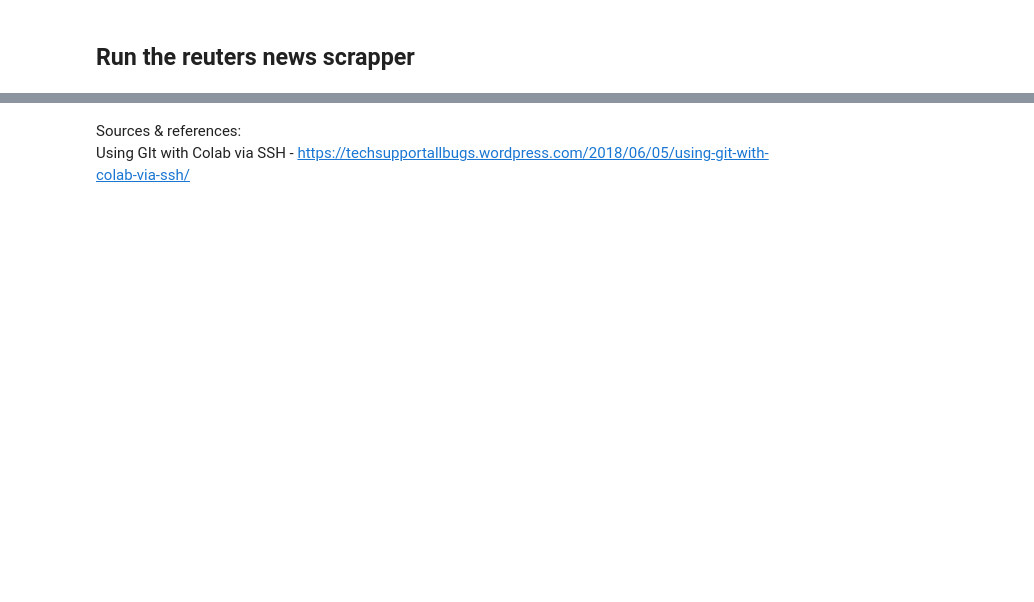
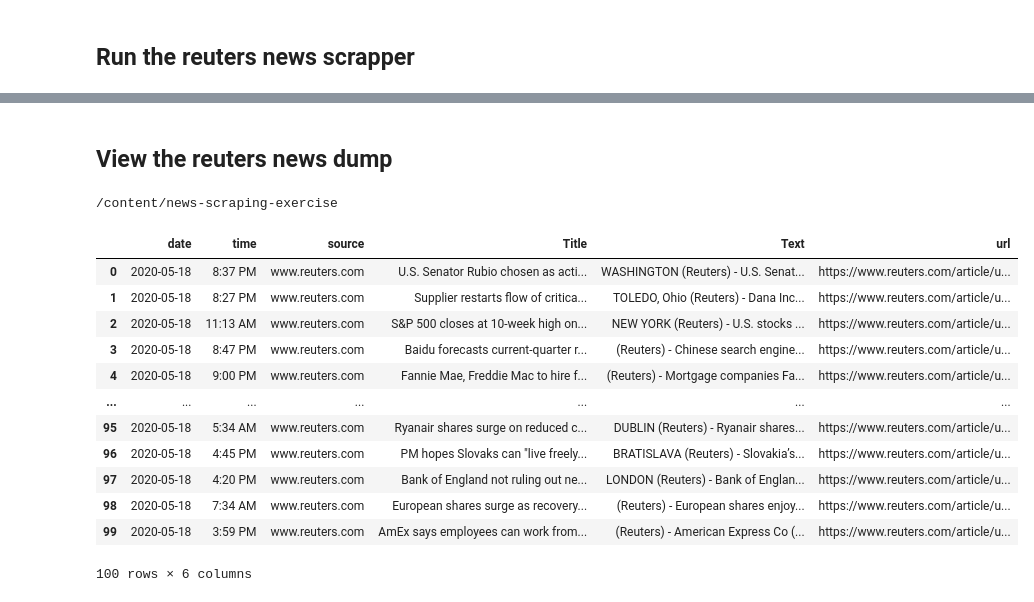
Before and after one commit to DataScience-MD/news-scraping-exercise, a Jupyter notebook: Execution_Notebook.ipynb, the cells around one changed output, grey strips where cells are left out. Cells and saved outputs as stored; diff of their text form; code cells hidden in the pictures; blank space fills up the shorter version.

```diff
--- a/Execution_Notebook.ipynb
+++ b/Execution_Notebook.ipynb
@@ -219,3 +115,24 @@ Could not open a connection to your authentication agent.
-# %% [markdown]
-Sources & references:
-Using GIt with Colab via SSH - https://techsupportallbugs.wordpress.com/2018/06/05/using-git-with-colab-via-ssh/
+# %% [markdown]
+## View the reuters news dump
+# %%
+%cd /content/news-scraping-exercise/
+import os
+import pandas as pd
+json_path = os.path.join(os.getcwd(), 'news_dump_object.json')
+df = pd.read_json(json_path)
+df
+# %% [output]
+/content/news-scraping-exercise
+|  | date | time | source | Title | Text | url |
+| 0 | 2020-05-18 | 8:37 PM | www.reuters.com | U.S. Senator Rubio chosen as acti... | WASHINGTON (Reuters) - U.S. Senat... | https://www.reuters.com/article/u... |
+| 1 | 2020-05-18 | 8:27 PM | www.reuters.com | Supplier restarts flow of critica... | TOLEDO, Ohio (Reuters) - Dana Inc... | https://www.reuters.com/article/u... |
+| 2 | 2020-05-18 | 11:13 AM | www.reuters.com | S&P 500 closes at 10-week high on... | NEW YORK (Reuters) - U.S. stocks ... | https://www.reuters.com/article/u... |
+| 3 | 2020-05-18 | 8:47 PM | www.reuters.com | Baidu forecasts current-quarter r... | (Reuters) - Chinese search engine... | https://www.reuters.com/article/u... |
+| 4 | 2020-05-18 | 9:00 PM | www.reuters.com | Fannie Mae, Freddie Mac to hire f... | (Reuters) - Mortgage companies Fa... | https://www.reuters.com/article/u... |
+| ... | ... | ... | ... | ... | ... | ... |
+| 95 | 2020-05-18 | 5:34 AM | www.reuters.com | Ryanair shares surge on reduced c... | DUBLIN (Reuters) - Ryanair shares... | https://www.reuters.com/article/u... |
+| 96 | 2020-05-18 | 4:45 PM | www.reuters.com | PM hopes Slovaks can "live freely... | BRATISLAVA (Reuters) - Slovakia’s... | https://www.reuters.com/article/u... |
+| 97 | 2020-05-18 | 4:20 PM | www.reuters.com | Bank of England not ruling out ne... | LONDON (Reuters) - Bank of Englan... | https://www.reuters.com/article/u... |
+| 98 | 2020-05-18 | 7:34 AM | www.reuters.com | European shares surge as recovery... | (Reuters) - European shares enjoy... | https://www.reuters.com/article/u... |
+| 99 | 2020-05-18 | 3:59 PM | www.reuters.com | AmEx says employees can work from... | (Reuters) - American Express Co (... | https://www.reuters.com/article/u... |
+100 rows × 6 columns
```
Also changed, not shown: parts of 31 cells of this notebook.
